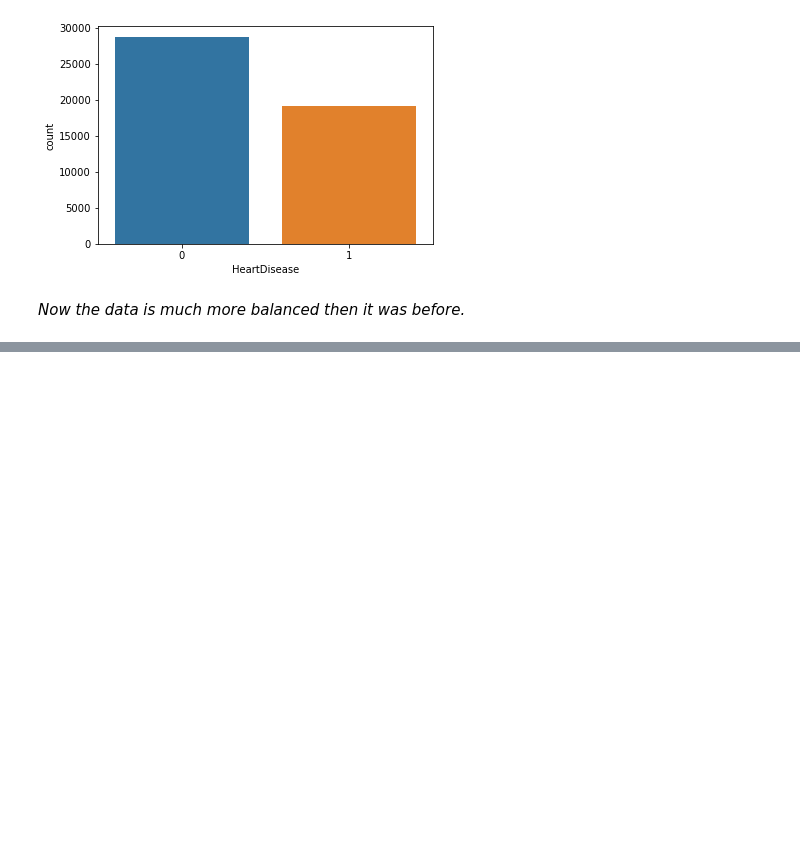
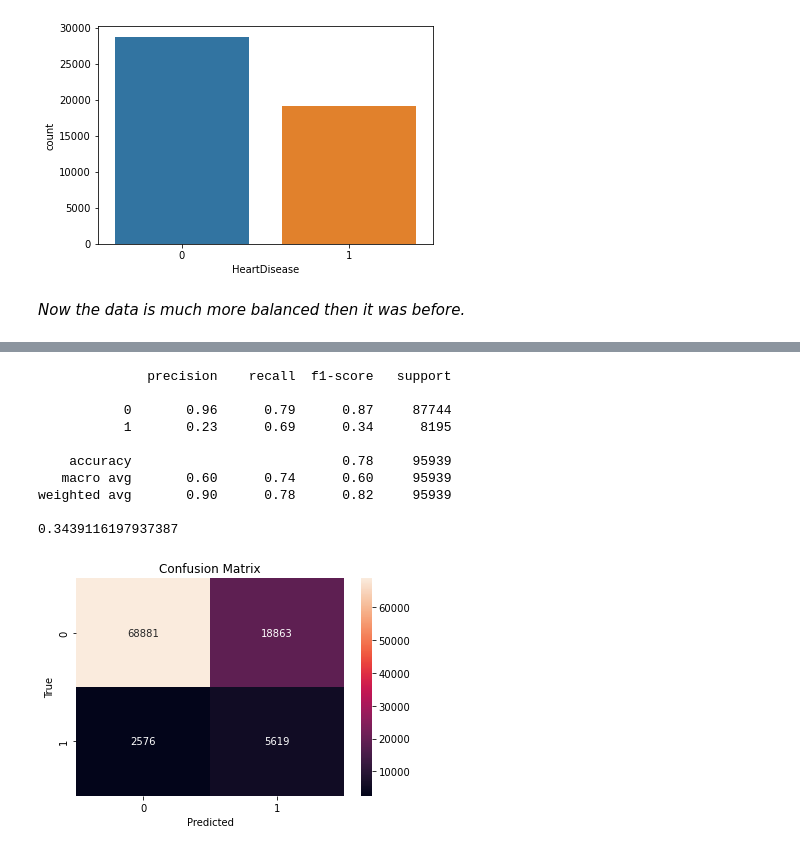
Before and after one commit to VedranSelak/heart-disease-prediction, a Jupyter notebook: heart_disease_final.ipynb, the cells around one changed output, grey strips where cells are left out. Cells and saved outputs as stored; diff of their text form; code cells hidden in the pictures; blank space fills up the shorter version.

```diff
--- a/heart_disease_final.ipynb
+++ b/heart_disease_final.ipynb
@@ -547,6 +546,0 @@ weighted avg       0.89      0.92      0.89     95939
-# %%
-clf6 = RandomForestClassifier(criterion='entropy',n_estimators=50)
-clf6.fit(X, y)
-y_pred6 = clf6.predict(X_test)
-cm6 = confusion_matrix(y_test,y_pred6)
-plotMatrixWithReport(cm6, y_test, y_pred6)
@@ -564,0 +584,17 @@ weighted avg       0.90      0.78      0.82     95939
+# %%
+# making a prediction and ploting the matrix
+us_rf_y_pred = us_rf_clf.predict(X_test)
+us_rf_matrix = confusion_matrix(y_test,us_rf_y_pred)
+plotMatrixWithReport(us_rf_matrix, y_test, us_rf_y_pred)
+# %% [output]
+              precision    recall  f1-score   support
+
+           0       0.96      0.79      0.87     87744
+           1       0.23      0.69      0.34      8195
+
+    accuracy                           0.78     95939
+   macro avg       0.60      0.74      0.60     95939
+weighted avg       0.90      0.78      0.82     95939
+
+0.3439116197937387
+[figure, added]
```
Also changed, not shown: parts of 25 cells of this notebook.
